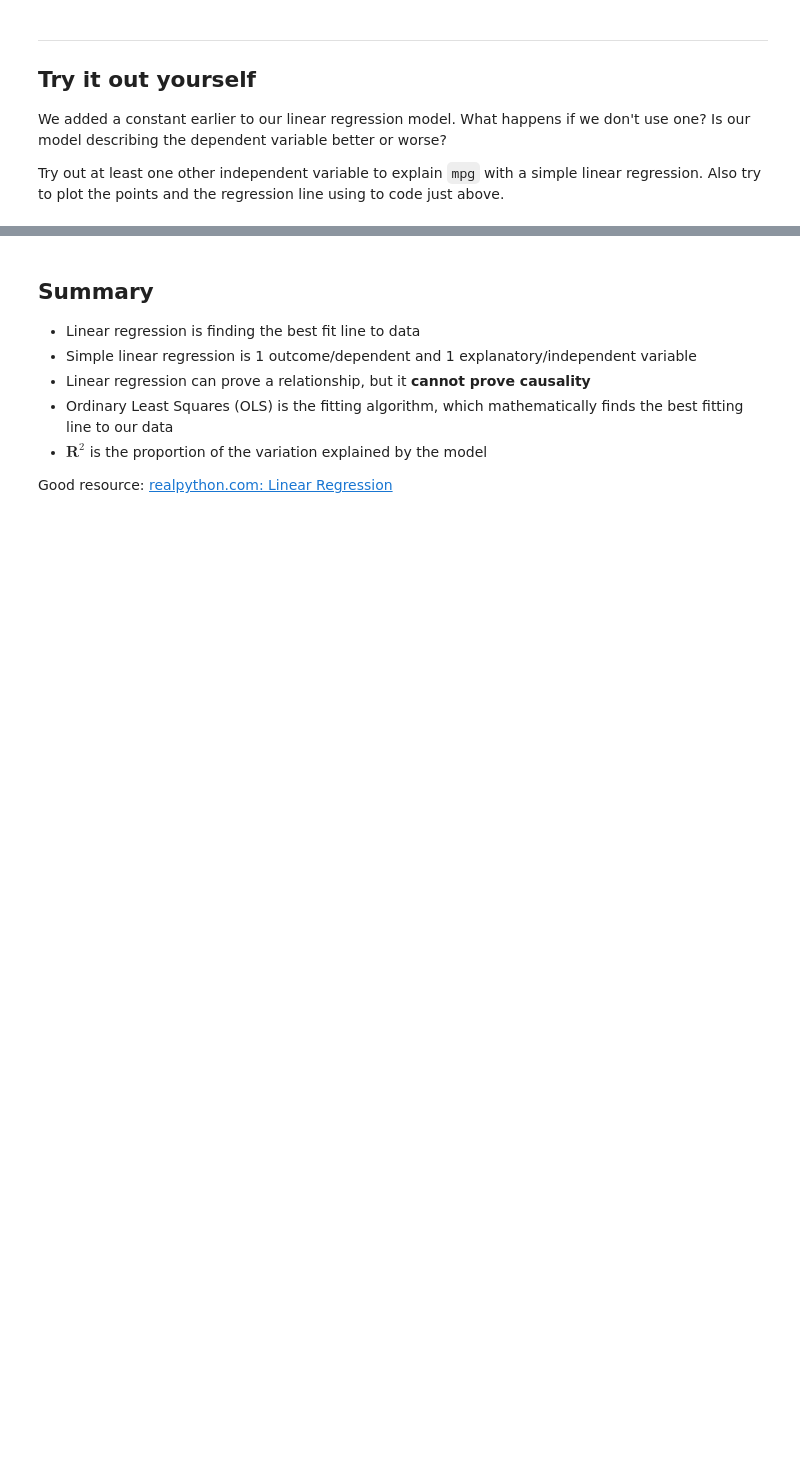
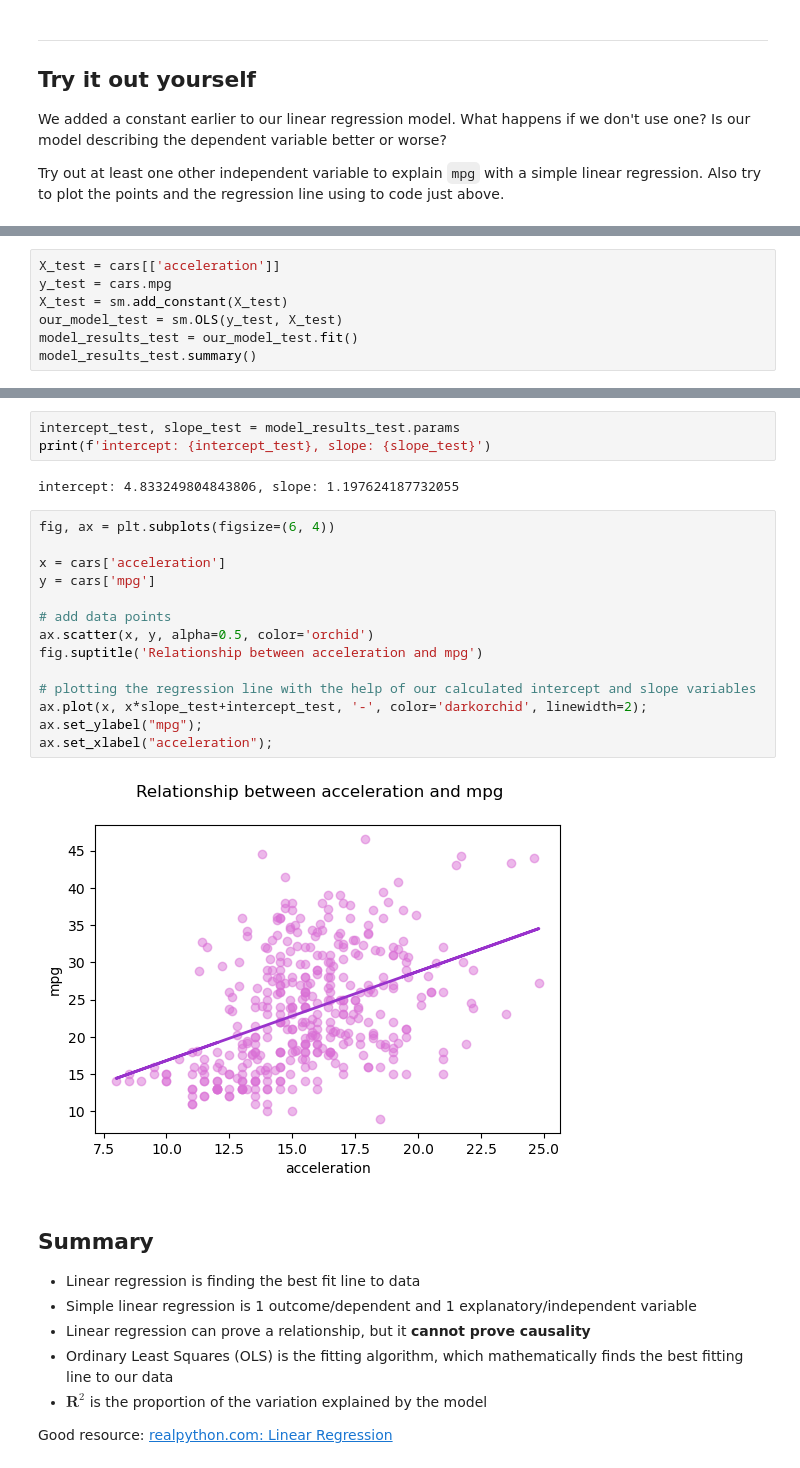
Before and after one commit to bbear2024/exercise, a Jupyter notebook: da-module-advanced_analytics/05_linear_regression/1-Linear-Regression.ipynb, the cells around one changed output, grey strips where cells are left out. Saved outputs shown, nothing was run; the diff lists cells and outputs as text; blank space fills up the shorter version.

```diff
--- a/da-module-advanced_analytics/05_linear_regression/1-Linear-Regression.ipynb
+++ b/da-module-advanced_analytics/05_linear_regression/1-Linear-Regression.ipynb
@@ -263,0 +332,7 @@ Also try to plot the points and the regression line using to code just above.
+# %%
+X_test = cars[['acceleration']]
+y_test = cars.mpg
+X_test = sm.add_constant(X_test)
+our_model_test = sm.OLS(y_test, X_test)
+model_results_test = our_model_test.fit()
+model_results_test.summary()
@@ -264,3 +359,24 @@ Also try to plot the points and the regression line using to code just above.
+# %%
+intercept_test, slope_test = model_results_test.params
+print(f'intercept: {intercept_test}, slope: {slope_test}')
+# %% [output]
+intercept: 4.833249804843806, slope: 1.197624187732055
+# %%
+fig, ax = plt.subplots(figsize=(6, 4))
+
+x = cars['acceleration']
+y = cars['mpg']
+
+# add data points
+ax.scatter(x, y, alpha=0.5, color='orchid')
+fig.suptitle('Relationship between acceleration and mpg')
+
+# plotting the regression line with the help of our calculated intercept and slope variables
+ax.plot(x, x*slope_test+intercept_test, '-', color='darkorchid', linewidth=2);
+ax.set_ylabel("mpg");
+ax.set_xlabel("acceleration");
+# %% [output]
+[figure, added]
 # %% [markdown]
 ## Summary
 
```
Also changed, not shown: parts of 14 cells of this notebook, 4 other files.
